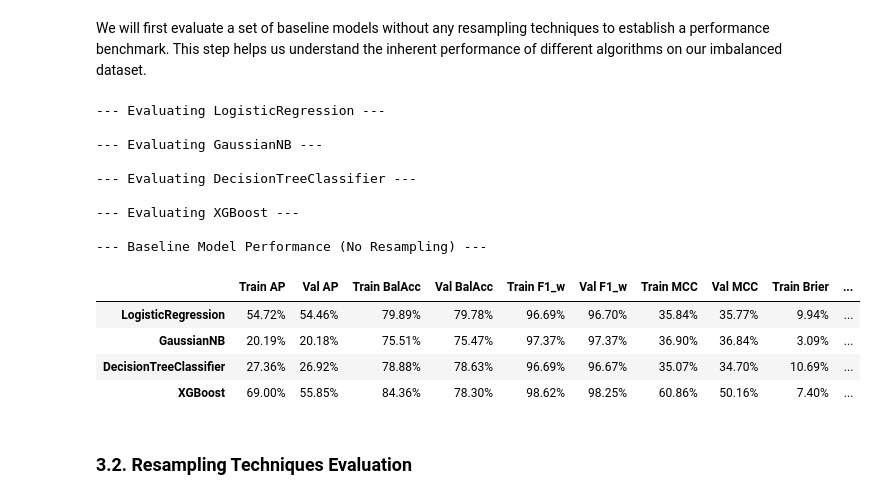
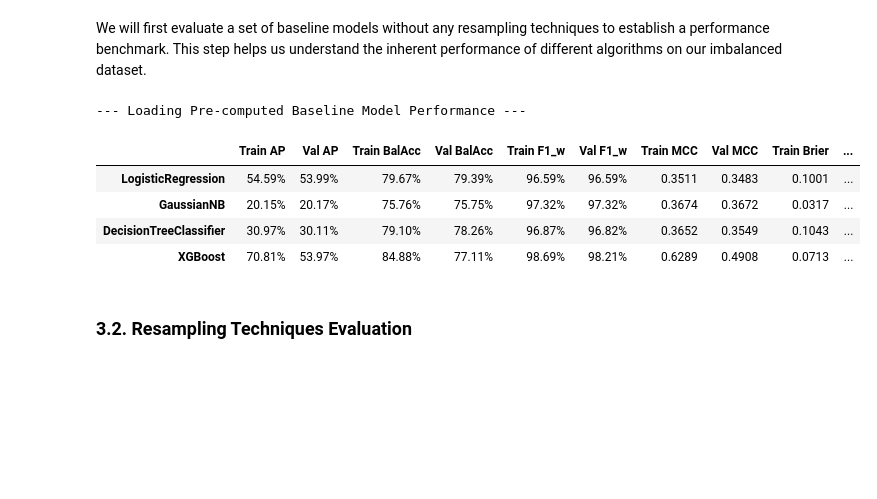
Before and after one commit to mjoshua97241/bank-fraud-detection-project, a Jupyter notebook: bank-fraud-detection-project/notebooks/5.0-mjv-model-training-and-evaluation.ipynb, the cells around one changed output. Cells and saved outputs as stored; diff of their text form; code cells hidden in the pictures; blank space fills up the shorter version.

```diff
--- a/bank-fraud-detection-project/notebooks/5.0-mjv-model-training-and-evaluation.ipynb
+++ b/bank-fraud-detection-project/notebooks/5.0-mjv-model-training-and-evaluation.ipynb
@@ -321,10 +346,10 @@ def auto_ml(X, y, models_dict, preprocessor, cv, res_t=None):
             'Val BalAcc': f"{np.mean(val_bal_acc)*100:.2f}%",
             'Train F1_w': f"{np.mean(train_f1_w)*100:.2f}%",
             'Val F1_w': f"{np.mean(val_f1_w)*100:.2f}%",
-            'Train MCC': f"{np.mean(train_mcc)*100:.2f}%",
-            'Val MCC': f"{np.mean(val_mcc)*100:.2f}%",
-            'Train Brier': f"{np.mean(train_brier)*100:.2f}%",
-            'Val Brier': f"{np.mean(val_brier)*100:.2f}%",
+            'Train MCC': f"{np.mean(train_mcc):.4f}",
+            'Val MCC': f"{np.mean(val_mcc):.4f}",
+            'Train Brier': f"{np.mean(train_brier):.4f}",
+            'Val Brier': f"{np.mean(val_brier):.4f}",
             'Train Precision': f"{np.mean(train_precision)*100:.2f}%",
             'Val Precision': f"{np.mean(val_precision)*100:.2f}%",
             'Train Recall': f"{np.mean(train_recall)*100:.2f}%",
@@ -338,40 +363,45 @@ def auto_ml(X, y, models_dict, preprocessor, cv, res_t=None):
 # For XGBoost, scale_pos_weight is calculated based on the training data imbalance
 # eval_metric is set to 'logloss' for general classification, but AUC-PR is also tracked
 models_dict = {
-    'LogisticRegression': LogisticRegression(max_iter=1000, class_weight='balanced', random_state=42),
+    'LogisticRegression': LogisticRegression(max_iter=1000, class_weight='balanced', random_state=143),
     'GaussianNB': GaussianNB(),
-    'DecisionTreeClassifier': DecisionTreeClassifier(random_state=42, class_weight='balanced', max_depth=8, min_samples_leaf=20, ccp_alpha=0.001),
+    'DecisionTreeClassifier': DecisionTreeClassifier(random_state=143, class_weight='balanced', max_depth=8, min_samples_leaf=20, ccp_alpha=0.001),
     'XGBoost': XGBClassifier(
         scale_pos_weight=(len(y_train) - y_train.sum()) / y_train.sum(),
-        use_label_encoder=False,
         eval_metric='logloss', # Use logloss for general evaluation, AUC-PR is tracked separately
-        random_state=42
+        random_state=143
     )
 }
 # %%
 # Define cross-validation strategy
-cv = StratifiedKFold(n_splits=5, shuffle=True, random_state=42)
+cv = StratifiedKFold(n_splits=5, shuffle=True, random_state=143)
 
-# Run baseline evaluation
-baseline_results, baseline_results_formatted = auto_ml(X_train, y_train, models_dict, preprocessor, cv)
+# --- Conditional Baseline Evaluation ---
 
-print("\n--- Baseline Model Performance (No Resampling) ---")
-display(baseline_results_formatted)
+baseline_results_path = REPORTS_MODEL_EVAL_DIR / 'baseline_model_performance.csv'
+
+if baseline_results_path.exists():
+    print("\n--- Loading Pre-computed Baseline Model Performance ---")
+    baseline_results_formatted = pd.read_csv(baseline_results_path, index_col=0)
+    display(baseline_results_formatted)
+else:
+    print("\n--- Running Baseline Model Evaluation (No Resampling) ---")
+    # Run baseline evaluation
+    baseline_results, baseline_results_formatted = auto_ml(X_train, y_train, models_dict, preprocessor, cv)
+
+    # Save baseline results
+    baseline_results_formatted.to_csv(baseline_results_path, index=True)
+    print(f"\nBaseline model performance saved to: {baseline_results_path.relative_to(project_root)}")
+
+    print("\n--- Baseline Model Performance (No Resampling) ---")
+    display(baseline_results_formatted)
 # %% [output]
---- Evaluating LogisticRegression ---
-
---- Evaluating GaussianNB ---
-
---- Evaluating DecisionTreeClassifier ---
-
---- Evaluating XGBoost ---
-
---- Baseline Model Performance (No Resampling) ---
+--- Loading Pre-computed Baseline Model Performance ---
 |  | Train AP | Val AP | Train BalAcc | Val BalAcc | Train F1_w | Val F1_w | Train MCC | Val MCC | Train Brier | ... |
-| LogisticRegression | 54.72% | 54.46% | 79.89% | 79.78% | 96.69% | 96.70% | 35.84% | 35.77% | 9.94% | ... |
-| GaussianNB | 20.19% | 20.18% | 75.51% | 75.47% | 97.37% | 97.37% | 36.90% | 36.84% | 3.09% | ... |
-| DecisionTreeClassifier | 27.36% | 26.92% | 78.88% | 78.63% | 96.69% | 96.67% | 35.07% | 34.70% | 10.69% | ... |
-| XGBoost | 69.00% | 55.85% | 84.36% | 78.30% | 98.62% | 98.25% | 60.86% | 50.16% | 7.40% | ... |
+| LogisticRegression | 54.59% | 53.99% | 79.67% | 79.39% | 96.59% | 96.59% | 0.3511 | 0.3483 | 0.1001 | ... |
+| GaussianNB | 20.15% | 20.17% | 75.76% | 75.75% | 97.32% | 97.32% | 0.3674 | 0.3672 | 0.0317 | ... |
+| DecisionTreeClassifier | 30.97% | 30.11% | 79.10% | 78.26% | 96.87% | 96.82% | 0.3652 | 0.3549 | 0.1043 | ... |
+| XGBoost | 70.81% | 53.97% | 84.88% | 77.11% | 98.69% | 98.21% | 0.6289 | 0.4908 | 0.0713 | ... |
 # %% [markdown]
 ### 3.2. Resampling Techniques Evaluation
 # %% [markdown]
```
Also changed, not shown: parts of 57 cells of this notebook, 32 other files.
